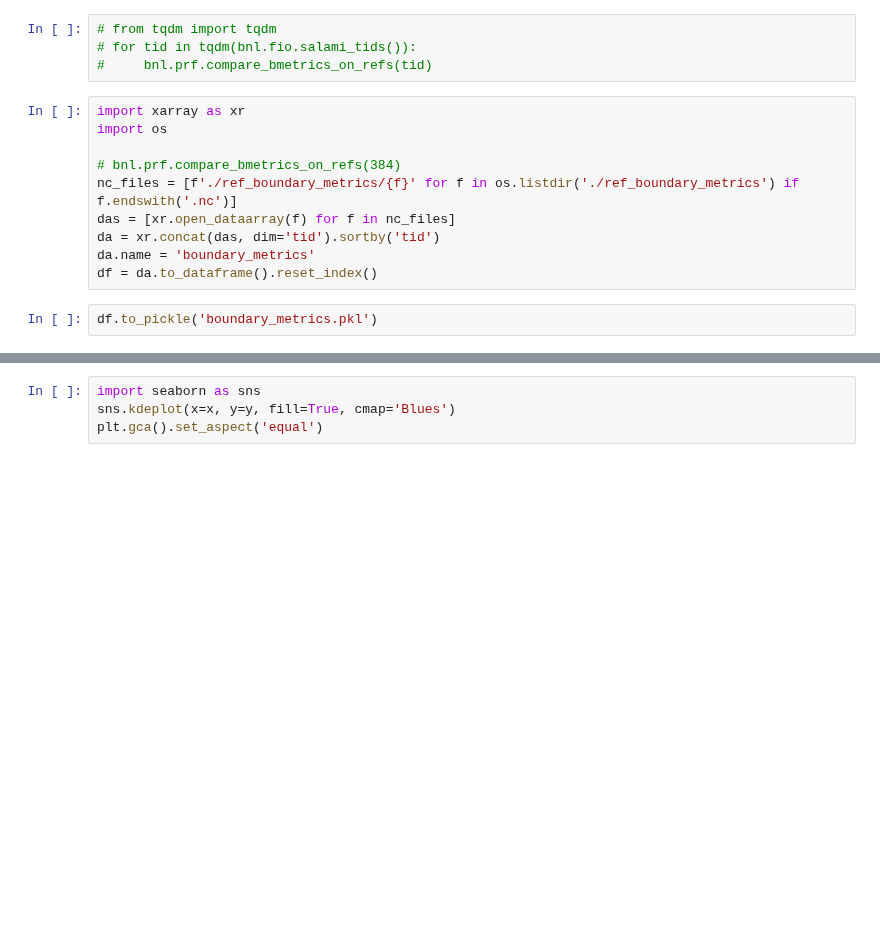
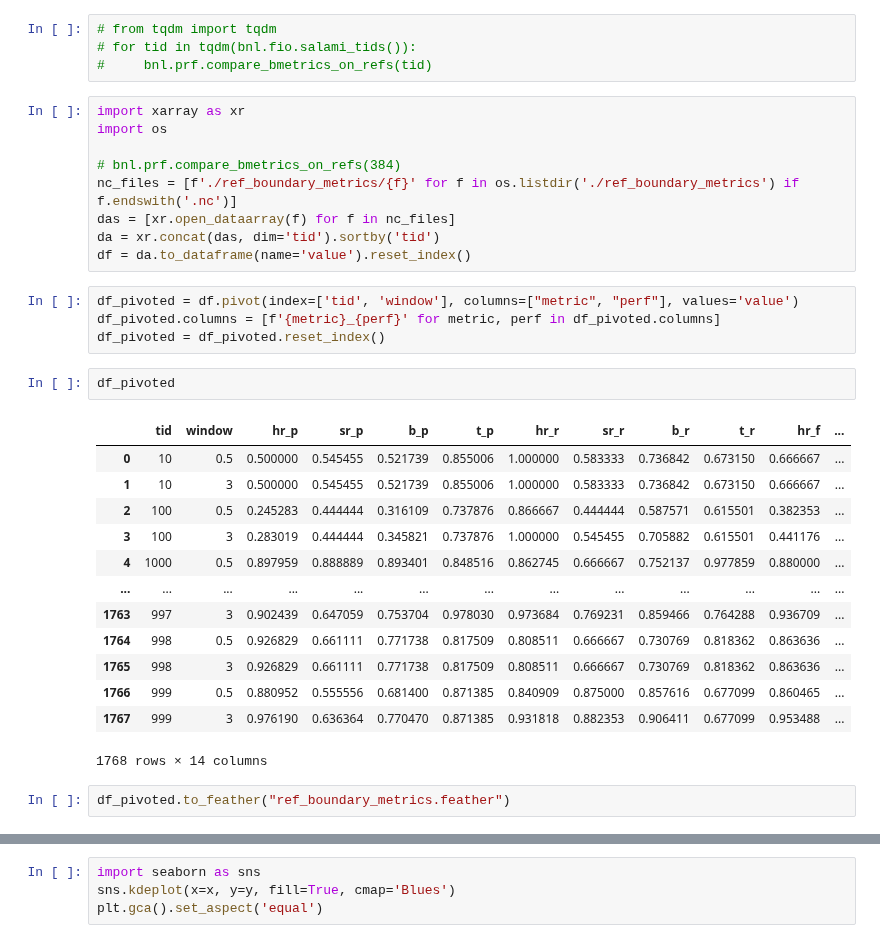
Before and after one commit to tomxi/bnl, a Jupyter notebook: scripts/bmeasure_exp.ipynb, the cells around one changed output, grey strips where cells are left out. Cells and saved outputs as stored; diff of their text form; blank space fills up the shorter version.

```diff
--- a/scripts/bmeasure_exp.ipynb
+++ b/scripts/bmeasure_exp.ipynb
@@ -25,9 +25,28 @@ import os
 nc_files = [f'./ref_boundary_metrics/{f}' for f in os.listdir('./ref_boundary_metrics') if f.endswith('.nc')]
 das = [xr.open_dataarray(f) for f in nc_files]
 da = xr.concat(das, dim='tid').sortby('tid')
-da.name = 'boundary_metrics'
-df = da.to_dataframe().reset_index()
+df = da.to_dataframe(name='value').reset_index()
+# %%
+df_pivoted = df.pivot(index=['tid', 'window'], columns=["metric", "perf"], values='value')
+df_pivoted.columns = [f'{metric}_{perf}' for metric, perf in df_pivoted.columns]
+df_pivoted = df_pivoted.reset_index()
+# %%
+df_pivoted
+# %% [output]
+|  | tid | window | hr_p | sr_p | b_p | t_p | hr_r | sr_r | b_r | t_r | hr_f | ... |
+| 0 | 10 | 0.5 | 0.500000 | 0.545455 | 0.521739 | 0.855006 | 1.000000 | 0.583333 | 0.736842 | 0.673150 | 0.666667 | ... |
+| 1 | 10 | 3 | 0.500000 | 0.545455 | 0.521739 | 0.855006 | 1.000000 | 0.583333 | 0.736842 | 0.673150 | 0.666667 | ... |
+| 2 | 100 | 0.5 | 0.245283 | 0.444444 | 0.316109 | 0.737876 | 0.866667 | 0.444444 | 0.587571 | 0.615501 | 0.382353 | ... |
+| 3 | 100 | 3 | 0.283019 | 0.444444 | 0.345821 | 0.737876 | 1.000000 | 0.545455 | 0.705882 | 0.615501 | 0.441176 | ... |
+| 4 | 1000 | 0.5 | 0.897959 | 0.888889 | 0.893401 | 0.848516 | 0.862745 | 0.666667 | 0.752137 | 0.977859 | 0.880000 | ... |
+| ... | ... | ... | ... | ... | ... | ... | ... | ... | ... | ... | ... | ... |
+| 1763 | 997 | 3 | 0.902439 | 0.647059 | 0.753704 | 0.978030 | 0.973684 | 0.769231 | 0.859466 | 0.764288 | 0.936709 | ... |
+| 1764 | 998 | 0.5 | 0.926829 | 0.661111 | 0.771738 | 0.817509 | 0.808511 | 0.666667 | 0.730769 | 0.818362 | 0.863636 | ... |
+| 1765 | 998 | 3 | 0.926829 | 0.661111 | 0.771738 | 0.817509 | 0.808511 | 0.666667 | 0.730769 | 0.818362 | 0.863636 | ... |
+| 1766 | 999 | 0.5 | 0.880952 | 0.555556 | 0.681400 | 0.871385 | 0.840909 | 0.875000 | 0.857616 | 0.677099 | 0.860465 | ... |
+| 1767 | 999 | 3 | 0.976190 | 0.636364 | 0.770470 | 0.871385 | 0.931818 | 0.882353 | 0.906411 | 0.677099 | 0.953488 | ... |
+1768 rows × 14 columns
 # %%
-df.to_pickle('boundary_metrics.pkl')
+df_pivoted.to_feather("ref_boundary_metrics.feather")
 # %%
 import matplotlib.pyplot as plt
```
Also changed, not shown: parts of 3 cells of this notebook, 1 other file.
